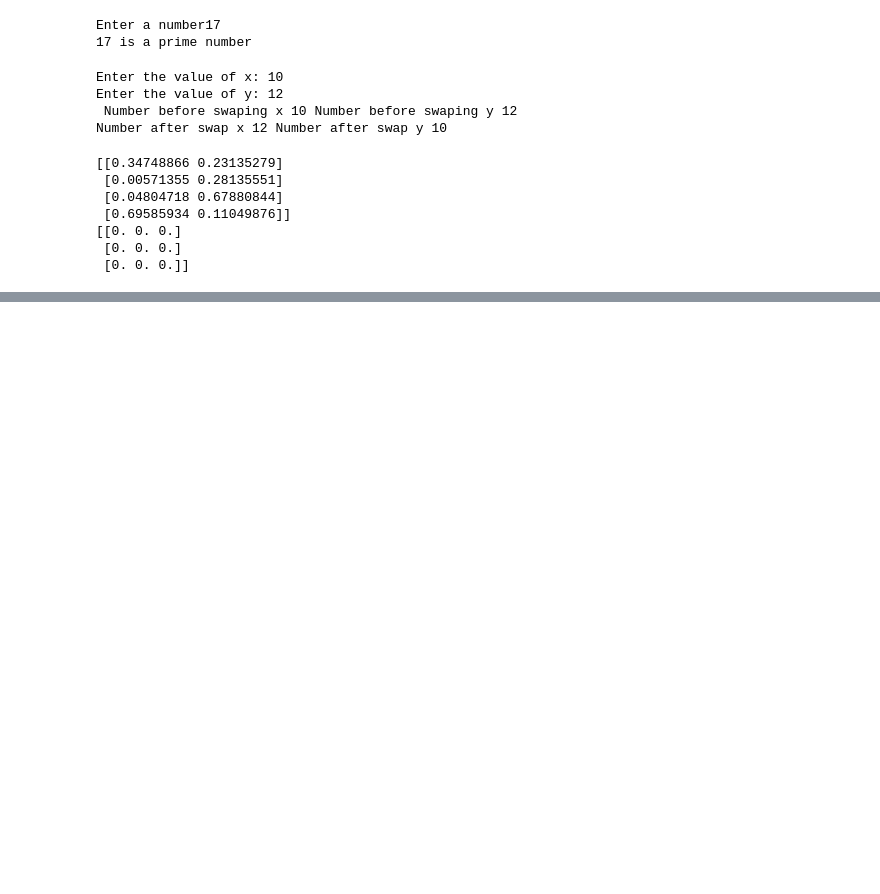
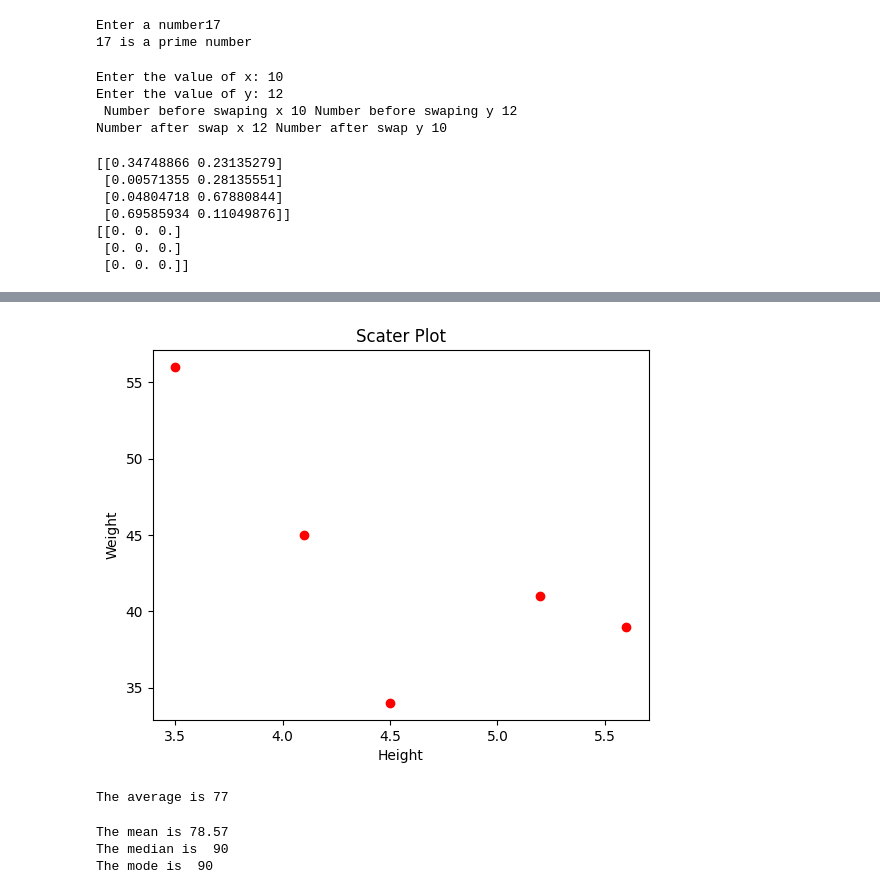
Before and after one commit to AmitK0105/AmitK0105, a Jupyter notebook: Untitled1.ipynb, the cells around one changed output, grey strips where cells are left out. Saved outputs shown, nothing was run; the diff lists cells and outputs as text; code cells hidden in the pictures; blank space fills up the shorter version.

```diff
--- a/Untitled1.ipynb
+++ b/Untitled1.ipynb
@@ -107,0 +135,35 @@ No_of_people_voted = []
+# %%
+# Question -13
+import matplotlib.pyplot as plt
+height = [4.5,5.2,4.1,3.5,5.6]
+weight = [34,41,45,56,39]
+plt.scatter(height, weight, c="red")
+plt.title("Scater Plot")
+plt.xlabel("Height")
+plt.ylabel("Weight")
+plt.show()
+# %% [output]
+[figure, added]
+# %%
+# Question --14
+import numpy as np
+import statistics
+a = np.array([95,90,49,71,80])
+m = statistics.mean(a)
+print("The average is" ,m)
+# %% [output]
+The average is 77
+# %%
+# Question -- 15
+import statistics
+a =[95,90,49,71,90,100,55]
+m1 = round(statistics.mean(a),2)
+m2 = statistics.median(a)
+m3 = statistics.mode(a)
+print("The mean is", m1)
+print("The median is ", m2)
+print("The mode is ", m3)
+# %% [output]
+The mean is 78.57
+The median is  90
+The mode is  90
```
Also changed, not shown: parts of 4 cells of this notebook.
